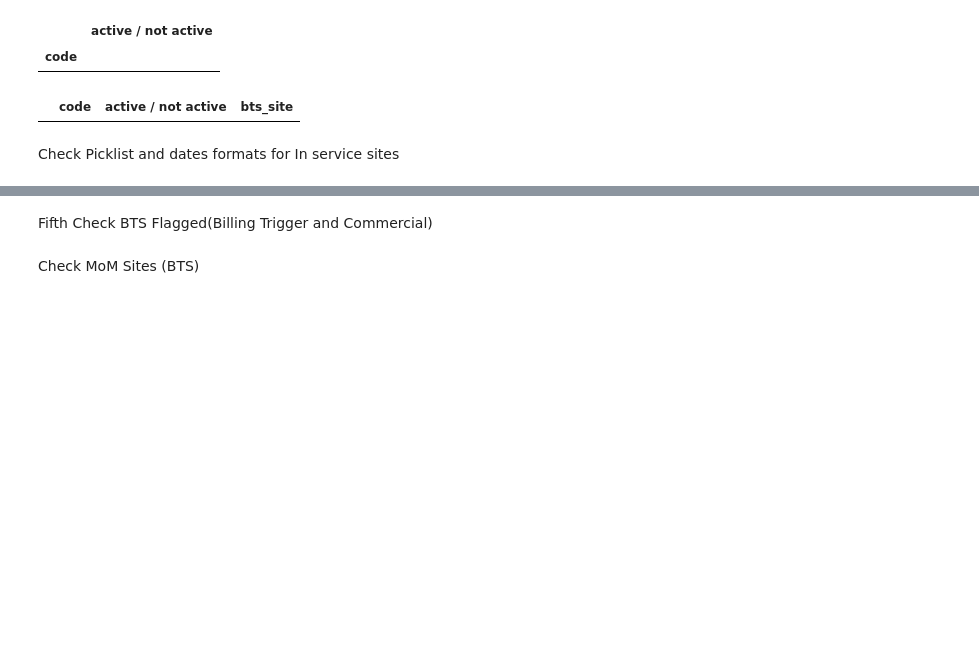
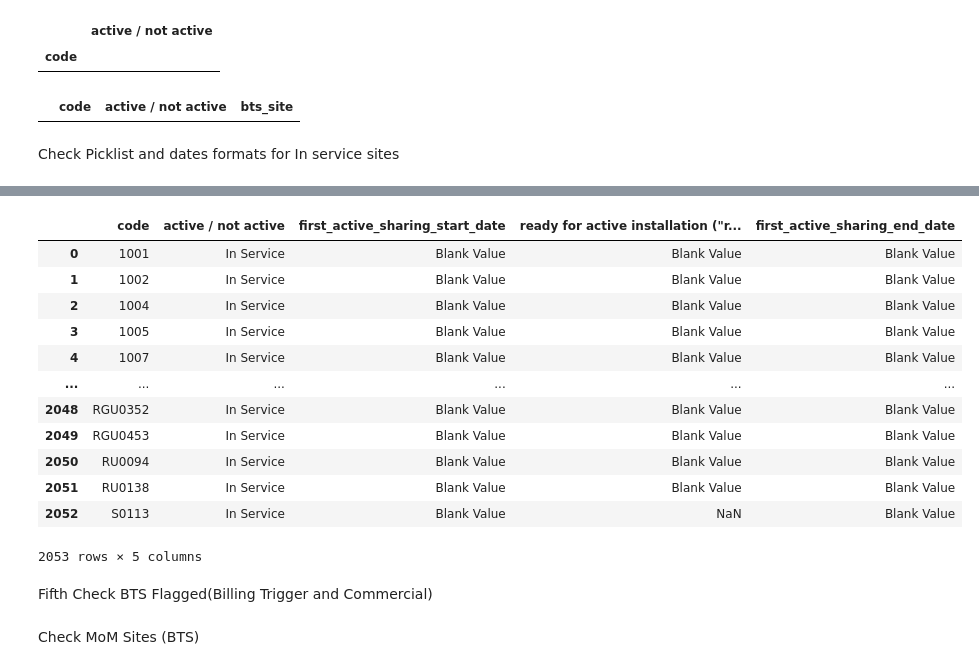
Before and after one commit to emerenan/xlsx_validation, a Jupyter notebook: hu_validations.ipynb, the cells around one changed output, grey strips where cells are left out. Cells and saved outputs as stored; diff of their text form; code cells hidden in the pictures; blank space fills up the shorter version.

```diff
--- a/hu_validations.ipynb
+++ b/hu_validations.ipynb
@@ -163,7 +161,7 @@ def check_date_columns(df, df_index,status_col,columns):
     df_errors = pd.merge(df_errors,df, how='left', on=[df_index])
     df_errors = df_errors.set_index(df_index)
     df_errors = df_errors[[status_col]+ df_errors.columns[:-1].tolist()]
-    #df_errors = df_errors.reset_index()
+    df_errors = df_errors.reset_index()
     return df_errors
 
 actives_1 = towerdb[towerdb[tw_status]=='In Service']
@@ -336,35 +357,49 @@ def check_date_columns(df, df_index,status_col,columns):
         for value in df_dates[column]:
             if date_format.match(value) == None:
                 if value in (None, '', 'nan'):
                     new_dic[column].append('Blank Value')
                 else:
                     new_dic[column].append(f'Incorret picklist value: {value}')
             else:
                 new_dic[column].append('Ok')
 
     df_errors = pd.DataFrame(new_dic)
     df_errors = df_errors.replace('Ok', np.nan)
     df_errors[df_index] = [i for i in df[df_index]]
     df_errors = df_errors.set_index(df_index)
     df_errors = df_errors.dropna(how='all', axis=0)
     df_errors = df_errors.dropna(how='all', axis=1)
     df_errors = df_errors.reset_index()
 
     df = df[[df_index, status_col]]
     df_errors = pd.merge(df_errors,df, how='left', on=[df_index])
     df_errors = df_errors.set_index(df_index)
     df_errors = df_errors[[status_col]+ df_errors.columns[:-1].tolist()]
-    #df_errors = df_errors.reset_index()
+    df_errors = df_errors.reset_index()
     return df_errors
 
 actives_1 = towerdb[towerdb[tw_status]=='In Service']
 date_cols = ['infrastructure ready (existing)/ to be ready (new)', 'ready for active installation ("rfai") date', 'first_active_sharing_start_date','first_active_sharing_end_date']
 #start_dates = ['infrastructure ready (existing)/ to be ready (new)', 'ready for active installation ("rfai") date', 'first_active_sharing_start_date','first_active_sharing_end_date']
 
 #date_parser(actives, start_dates, "%d/%m/%Y", 'no')
 df_in_service_dates = check_date_columns(actives_1, tw_index,tw_status, date_cols)
-
+df_in_service_dates
 #Muitos Campos em branco
+# %% [output]
+|  | code | active / not active | first_active_sharing_start_date | ready for active installation ("r... | first_active_sharing_end_date |
+| 0 | 1001 | In Service | Blank Value | Blank Value | Blank Value |
+| 1 | 1002 | In Service | Blank Value | Blank Value | Blank Value |
+| 2 | 1004 | In Service | Blank Value | Blank Value | Blank Value |
+| 3 | 1005 | In Service | Blank Value | Blank Value | Blank Value |
+| 4 | 1007 | In Service | Blank Value | Blank Value | Blank Value |
+| ... | ... | ... | ... | ... | ... |
+| 2048 | RGU0352 | In Service | Blank Value | Blank Value | Blank Value |
+| 2049 | RGU0453 | In Service | Blank Value | Blank Value | Blank Value |
+| 2050 | RU0094 | In Service | Blank Value | Blank Value | Blank Value |
+| 2051 | RU0138 | In Service | Blank Value | Blank Value | Blank Value |
+| 2052 | S0113 | In Service | Blank Value | NaN | Blank Value |
+2053 rows × 5 columns
 # %% [markdown]
 Fifth Check BTS Flagged(Billing Trigger and Commercial)
 # %%
```
Also changed, not shown: parts of 8 cells of this notebook.
